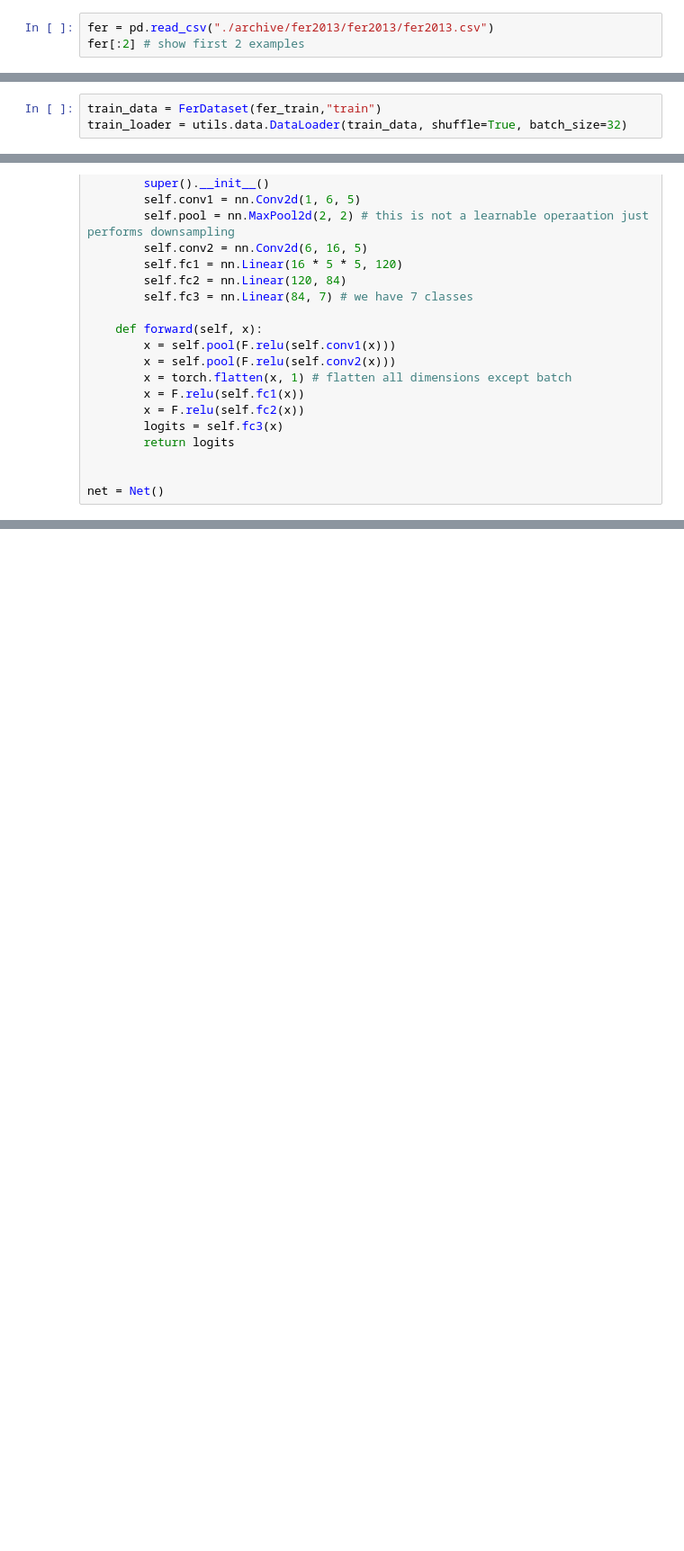
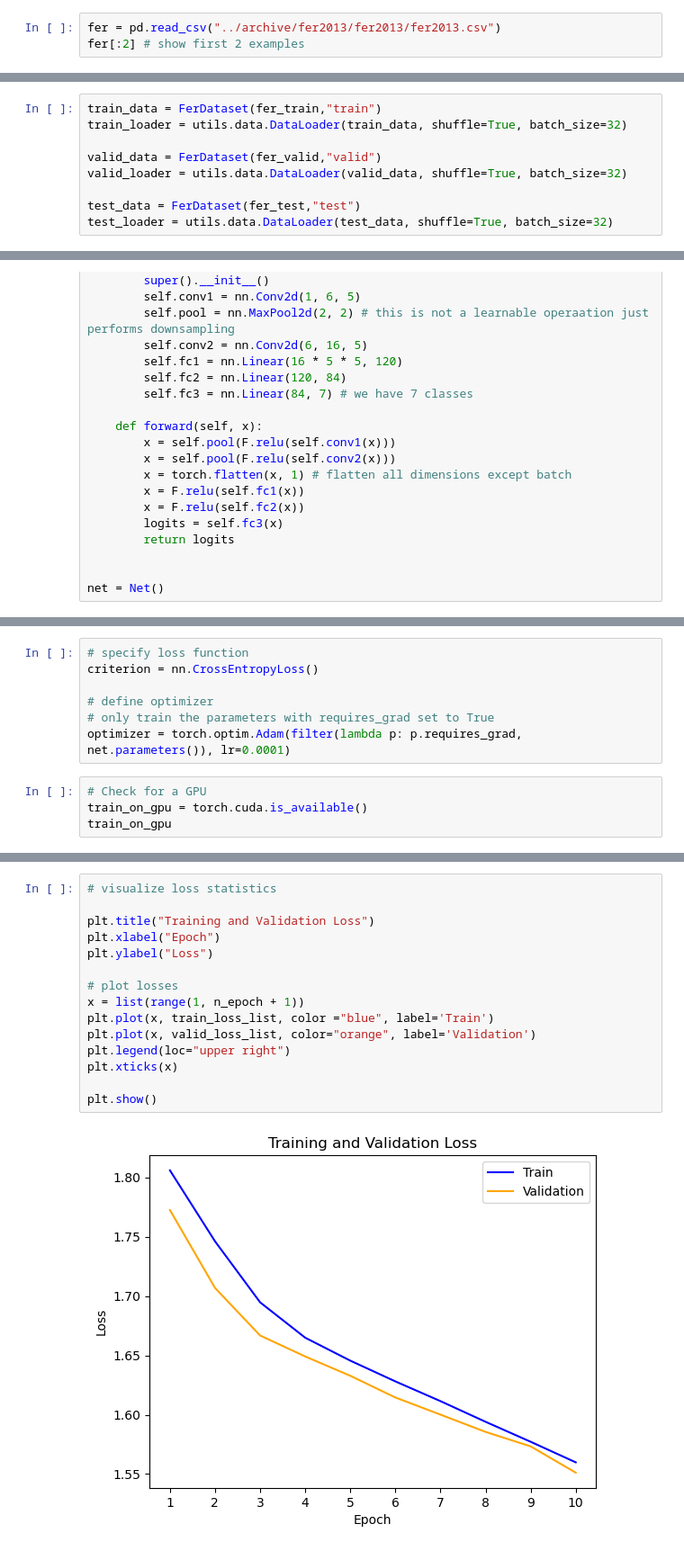
Before and after one commit to adishourya/VIT_FER2013, a Jupyter notebook: convolutional.ipynb, the cells around one changed output, grey strips where cells are left out. Shown at 90% size. Saved outputs shown, nothing was run; the diff lists cells and outputs as text; blank space fills up the shorter version.

```diff
--- a/convolutional.ipynb
+++ b/convolutional.ipynb
@@ -13,5 +14,5 @@ import matplotlib.pyplot as plt
 # %%
-fer = pd.read_csv("./archive/fer2013/fer2013/fer2013.csv")
+fer = pd.read_csv("../archive/fer2013/fer2013/fer2013.csv")
 fer[:2] # show first 2 examples
 # %% [output]
 |  | emotion | pixels | Usage |
@@ -94,6 +95,12 @@ fer.imshow(img)
 # %%
 train_data = FerDataset(fer_train,"train")
 train_loader = utils.data.DataLoader(train_data, shuffle=True, batch_size=32)
+
+valid_data = FerDataset(fer_valid,"valid")
+valid_loader = utils.data.DataLoader(valid_data, shuffle=True, batch_size=32)
+
+test_data = FerDataset(fer_test,"test")
+test_loader = utils.data.DataLoader(test_data, shuffle=True, batch_size=32)
 # %%
 for data in train_loader:
     img, label = data
@@ -184,0 +141,11 @@ plt.plot(track_loss)
+# %%
+# specify loss function
+criterion = nn.CrossEntropyLoss()
+
+# define optimizer
+# only train the parameters with requires_grad set to True
+optimizer = torch.optim.Adam(filter(lambda p: p.requires_grad, net.parameters()), lr=0.0001)
+# %%
+# Check for a GPU
+train_on_gpu = torch.cuda.is_available()
+train_on_gpu
@@ -184,0 +243,17 @@ plt.plot(track_loss)
+# %%
+# visualize loss statistics
+
+plt.title("Training and Validation Loss")
+plt.xlabel("Epoch")
+plt.ylabel("Loss")
+
+# plot losses
+x = list(range(1, n_epoch + 1))
+plt.plot(x, train_loss_list, color ="blue", label='Train')
+plt.plot(x, valid_loss_list, color="orange", label='Validation')
+plt.legend(loc="upper right")
+plt.xticks(x)
+
+plt.show()
+# %% [output]
+[figure, added]
```
Also changed, not shown: parts of 14 cells of this notebook, 1 other file.
